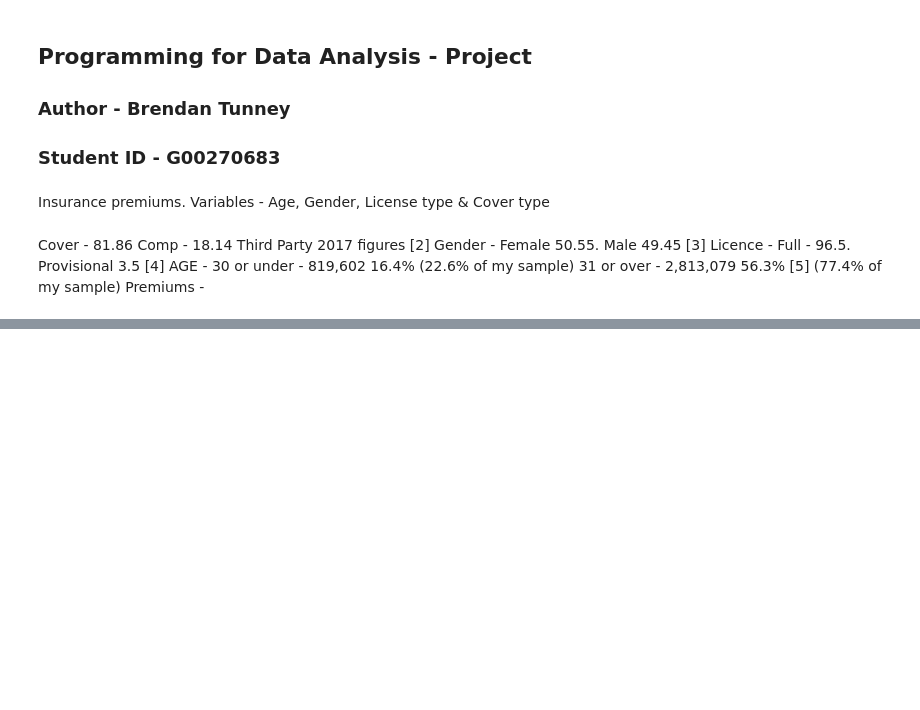
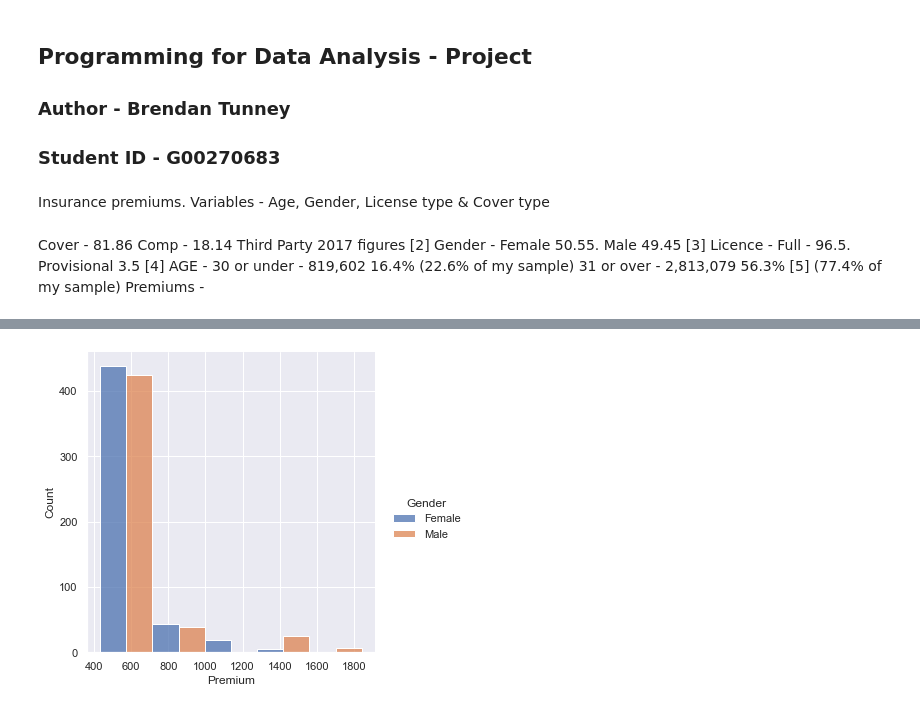
Before and after one commit to BTunney92/PfDA---Project, a Jupyter notebook: PfDA_Project.ipynb, the cells around one changed output, grey strips where cells are left out. Saved outputs shown, nothing was run; the diff lists cells and outputs as text; code cells hidden in the pictures; blank space fills up the shorter version.

Commit message:
Plots

```diff
--- a/PfDA_Project.ipynb
+++ b/PfDA_Project.ipynb
@@ -135,0 +137,6 @@ Male     495.0  591.018182  237.779637  454.0  495.0  495.0  527.0  1954.0
+# %%
+sns.set(style="darkgrid") # Add background colour to plot
+sns.displot(x="Premium", data=INS_data, hue = "Gender", bins = 5, multiple = "dodge") # Displot showing relationship between gender and insurance premium.
+plt.savefig("Premium_Gender") # Saving the graph
+# %% [output]
+[figure, added]
```
Also changed, not shown: parts of 5 cells of this notebook, 3 other files.
